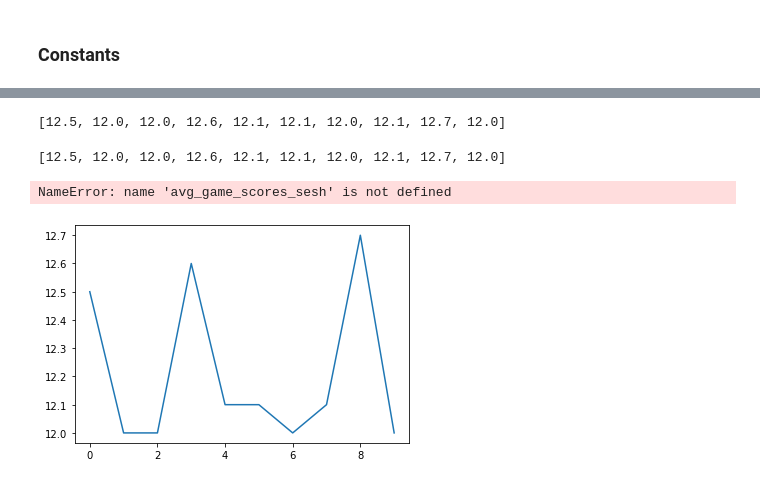
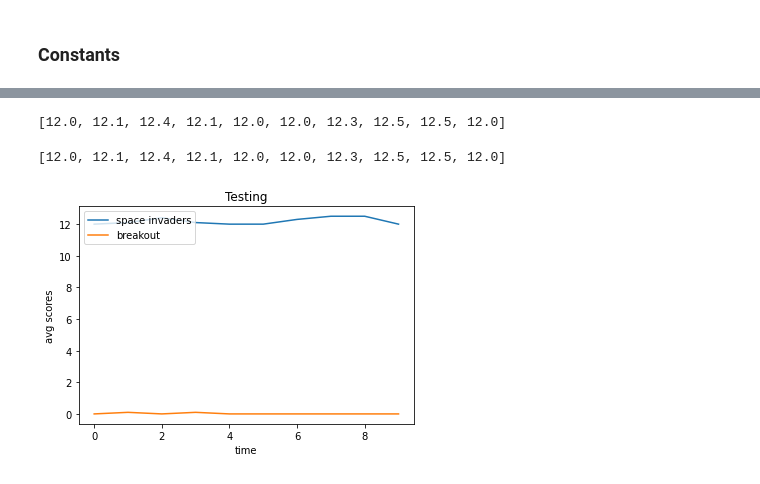
Before and after one commit to johnsocf/OPENAI-FINAL, a Jupyter notebook: OpenAi-Deep-Q-Network.ipynb, the cells around one changed output, grey strips where cells are left out. Saved outputs shown, nothing was run; the diff lists cells and outputs as text; code cells hidden in the pictures.

```diff
--- a/OpenAi-Deep-Q-Network.ipynb
+++ b/OpenAi-Deep-Q-Network.ipynb
@@ -337,12 +337,12 @@ def train(selected_env):
 # %% [markdown]
 ### Test Method
 # %%
-def test(selected_env):
+def test(selected_env, log_file_path):
     env = gym.make(selected_env)
     player_games = 0
     epsilon = 0.001
     global_step = NUM_OBSERVABLE_STEPS + 1
-    model = load_model(LOGS_FILE_PATH, custom_objects={'huber_loss': huber_loss})
+    model = load_model(log_file_path, custom_objects={'huber_loss': huber_loss})
     total_score = 0
     avg_game_scores = []
 
@@ -425,7 +425,9 @@ import matplotlib.pyplot as plt
 ### Constants
 # %%
 TRAIN_DIR = 'openai_breakout_training_storage'
-LOGS_FILE_PATH = '/Users/catherinejohnson/projects/CSCI_3202/deepQNetwork/openai_breakout_training_storage/breakout_model_20201128034415.h5'
+LOGS_FILE_PATH_BREAKOUT = '/Users/catherinejohnson/projects/CSCI_3202/deepQNetwork/openai_breakout_training_storage/breakout_model_20201128034415.h5'
+LOGS_FILE_PATH_SPACE_I = '/Users/catherinejohnson/projects/CSCI_3202/deepQNetwork/openai_breakout_training_storage/training_20201129043723.h5'
+
 # suggested by Deep Mind Paper
 NUM_TURNS = 100
 #NUM_TURNS = 100000
@@ -488,4 +509,4 @@ KeyboardInterrupt:
 # %%
 # manually update file in RESTORE_FILE_PATH for testing.
-avg_game_scores_breakout_testing = test(ATARI_BREAKOUT_ENV_NAME)
+avg_game_scores_breakout_testing = test(ATARI_BREAKOUT_ENV_NAME, LOGS_FILE_PATH_BREAKOUT)
 # %% [output]
@@ -501,0 +523,2 @@ avg:  [12.5, 12.0, 12.0, 12.6, 12.1, 12.1, 12.0, 12.1, 12.7, 12.0]
+# %%
+avg_game_scores_spaci_testing = test(ATARI_SPACE_ENVADERS_ENV_NAME, LOGS_FILE_PATH_SPACE_I)
@@ -513,18 +550,16 @@ plt.show()
 # %%
 print(avg_game_scores_breakout_testing)
 # %% [output]
-[12.5, 12.0, 12.0, 12.6, 12.1, 12.1, 12.0, 12.1, 12.7, 12.0]
+[12.0, 12.1, 12.4, 12.1, 12.0, 12.0, 12.3, 12.5, 12.5, 12.0]
 # %%
 plt.plot(avg_game_scores_breakout_testing)
-# plt.plot(avg_game_scores_sesh)
+plt.plot(avg_game_scores_spaci_testing)
 print(avg_game_scores_breakout_testing)
-plt.plot([avg_game_scores_sesh.index(i) for i in avg_game_scores_sesh])
 plt.title('Testing')
 plt.ylabel('avg scores')
 plt.xlabel('time')
-# plt.legend(['train', 'test'], loc='upper left')
+plt.legend(['space invaders', 'breakout'], loc='upper left')
 plt.show()
 # %% [output]
-[12.5, 12.0, 12.0, 12.6, 12.1, 12.1, 12.0, 12.1, 12.7, 12.0]
+[12.0, 12.1, 12.4, 12.1, 12.0, 12.0, 12.3, 12.5, 12.5, 12.0]
-NameError: name 'avg_game_scores_sesh' is not defined
-[figure, old version]
+[figure, new version]
```
Also changed, not shown: parts of 5 cells of this notebook.
